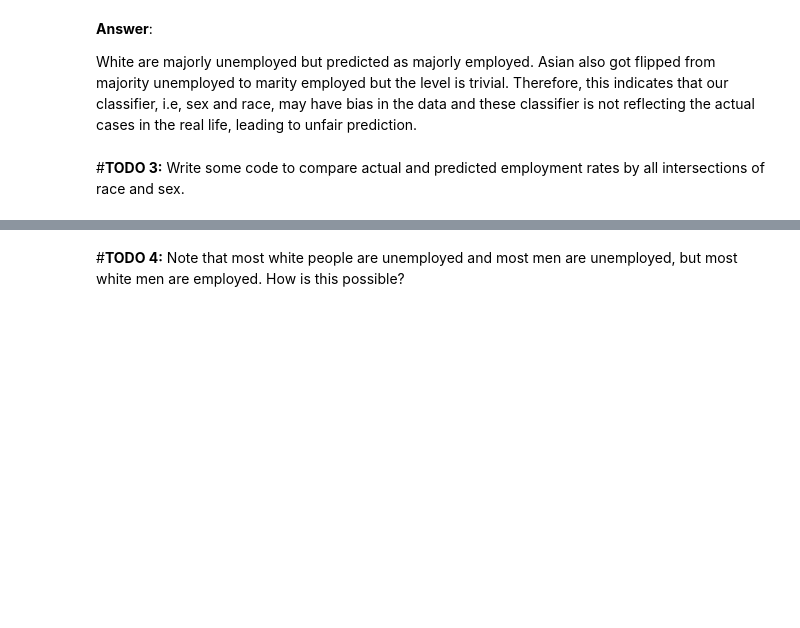
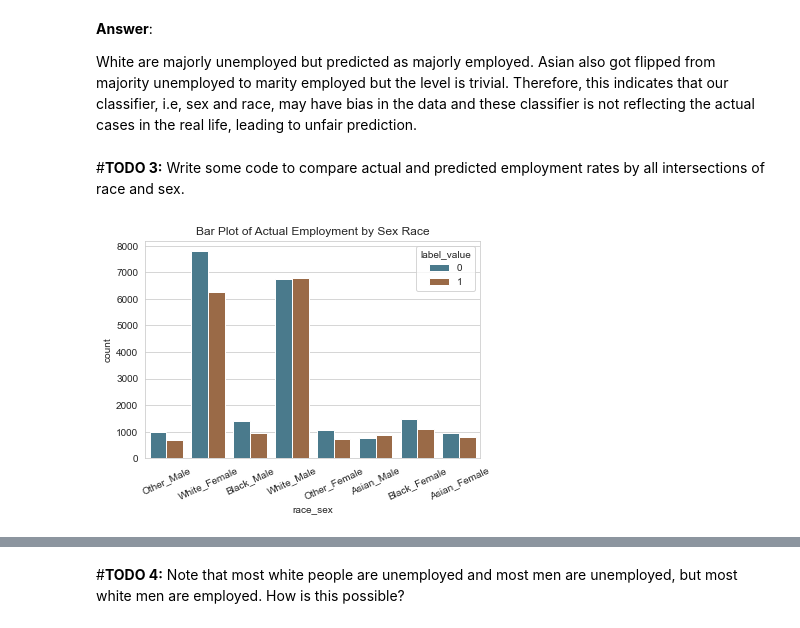
Before and after one commit to yihaozhong/Data_Fairness_Project, a Jupyter notebook: Lab_4_Student.ipynb, the cells around one changed output, grey strips where cells are left out. Cells and saved outputs as stored; diff of their text form; code cells hidden in the pictures; blank space fills up the shorter version.

```diff
--- a/Lab_4_Student.ipynb
+++ b/Lab_4_Student.ipynb
@@ -351,4 +351,10 @@ White are majorly unemployed but predicted as majorly employed. Asian also got f
 # %%
 #@title
 # WRITE YOUR CODE HERE FOR ACTUAL EMPLOYMENT
 # consider using plt.xticks(rotation = 25) to make the x-axis lables more legible
+
+label_by_sex_race = sns.countplot(x="race_sex", hue="label_value", data=pred_data, palette=aq_palette)
+plt.xticks(rotation = 25)
+plt.title("Bar Plot of Actual Employment by Sex Race");
+# %% [output]
+[figure, added]
```
Also changed, not shown: parts of 13 cells of this notebook.
